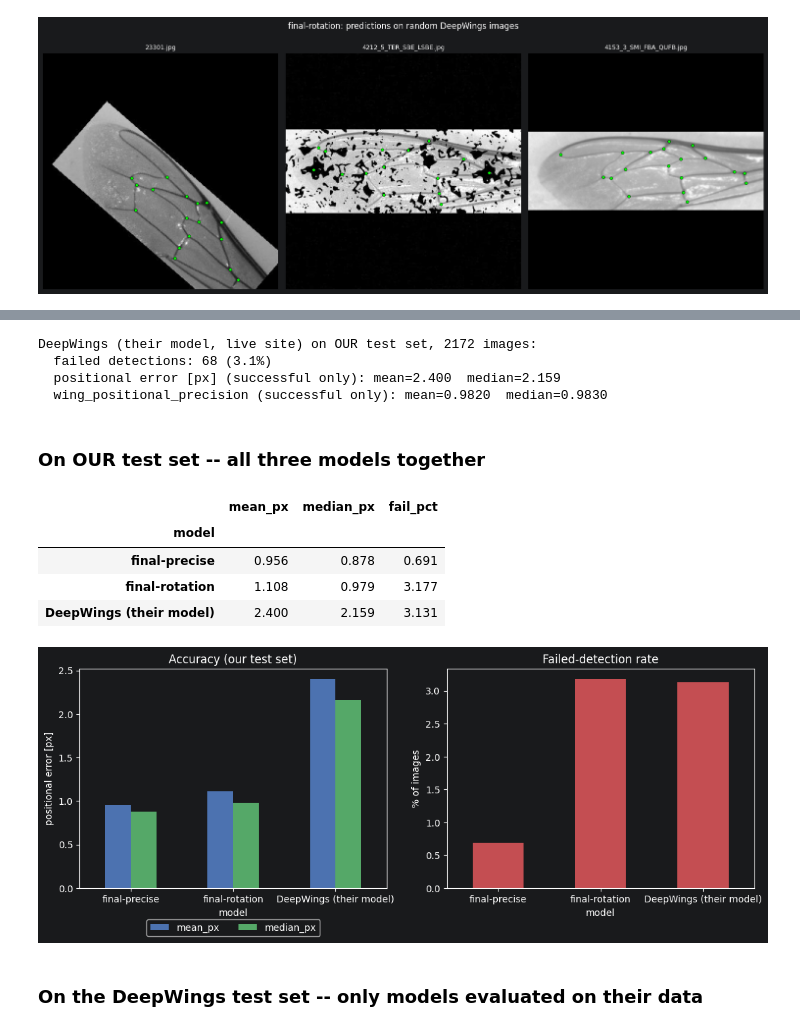
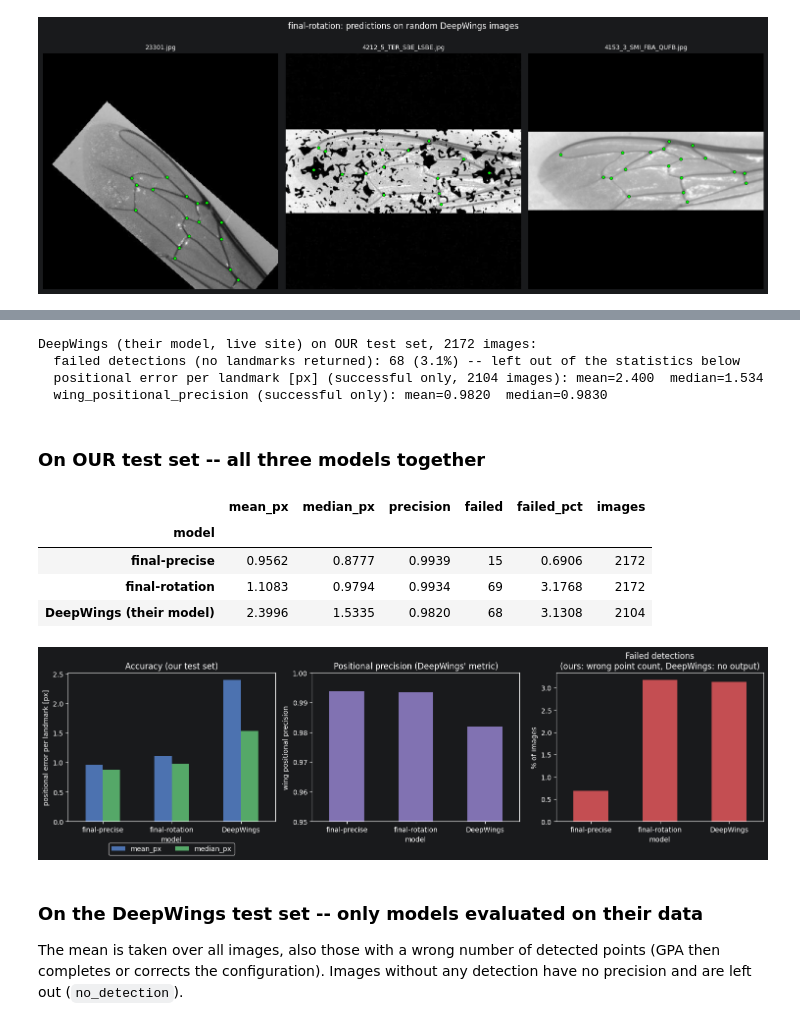
Before and after one commit to mkrajew/bees, a Jupyter notebook: notebooks/29_final_results_showcase.ipynb, the cells around one changed output, grey strips where cells are left out. Cells and saved outputs as stored; diff of their text form; code cells hidden in the pictures.

```diff
--- a/notebooks/29_final_results_showcase.ipynb
+++ b/notebooks/29_final_results_showcase.ipynb
@@ -220,6 +250,8 @@ def kabsch_similarity(source, target):
 
 
 def deepwings_to_our_frame(deepwings_raw, our_reference):
+    """DeepWings' landmark order and coordinate frame -> ours. The similarity transform is fitted to
+    the ground truth of each image (our_reference), which favours DeepWings."""
     ordered = np.asarray(deepwings_raw, dtype=np.float64)[DEEPWINGS_TO_OURS_PERM]
     R, scale, t = kabsch_similarity(ordered, our_reference)
     return (ordered @ R.T) * scale + t
@@ -234,7 +266,7 @@ gt_by_file = {
     for i in test_subset.indices
 }
 
-dw_precisions, dw_px_errors, n_fail = [], [], 0
+dw_lm_errors, dw_precisions, n_fail = [], [], 0  # per successfully processed image: its 19 landmark errors, its precision
 for fname, raw_coords in dw_live_raw.items():
     if np.all(raw_coords == 0):
         n_fail += 1
@@ -243,48 +275,63 @@ for fname, raw_coords in dw_live_raw.items():
     transformed = deepwings_to_our_frame(raw_coords, gt)
     precision, _ = wing_positional_precision(gt, transformed)
     dw_precisions.append(precision)
-    dw_px_errors.append(np.linalg.norm(transformed - gt, axis=1).mean())
+    dw_lm_errors.append(np.linalg.norm(transformed - gt, axis=1))
 
+dw_lm_errors = np.stack(dw_lm_errors)  # (images, 19)
 dw_precisions = np.array(dw_precisions)
-dw_px_errors = np.array(dw_px_errors)
 dw_fail_pct = 100 * n_fail / len(dw_live_raw)
 print(f"DeepWings (their model, live site) on OUR test set, {len(dw_live_raw)} images:")
-print(f"  failed detections: {n_fail} ({dw_fail_pct:.1f}%)")
-print(f"  positional error [px] (successful only): mean={dw_px_errors.mean():.3f}  median={np.median(dw_px_errors):.3f}")
+print(f"  failed detections (no landmarks returned): {n_fail} ({dw_fail_pct:.1f}%) -- left out of the statistics below")
+print(f"  positional error per landmark [px] (successful only, {len(dw_lm_errors)} images): mean={dw_lm_errors.mean():.3f}  median={np.median(dw_lm_errors):.3f}")
 print(f"  wing_positional_precision (successful only): mean={dw_precisions.mean():.4f}  median={np.median(dw_precisions):.4f}")
 # %% [output]
 DeepWings (their model, live site) on OUR test set, 2172 images:
-  failed detections: 68 (3.1%)
-  positional error [px] (successful only): mean=2.400  median=2.159
+  failed detections (no landmarks returned): 68 (3.1%) -- left out of the statistics below
+  positional error per landmark [px] (successful only, 2104 images): mean=2.400  median=1.534
   wing_positional_precision (successful only): mean=0.9820  median=0.9830
 # %% [markdown]
 ### On OUR test set -- all three models together
 # %%
+def comparison_row(name, res):
+    return {
+        "model": name, "mean_px": res["mean_px"], "median_px": res["median_px"], "precision": res["precision"],
+        "failed": res["n_wrong"], "failed_pct": res["wrong_pct"], "images": len(res["landmark_errors"]),
+    }
+
+
 our_testset_comparison = pd.DataFrame([
-    {"model": "final-precise", "mean_px": results_precise["mean_px"], "median_px": results_precise["median_px"], "fail_pct": results_precise["wrong_pct"]},
-    {"model": "final-rotation", "mean_px": results_rotation["mean_px"], "median_px": results_rotation["median_px"], "fail_pct": results_rotation["wrong_pct"]},
-    {"model": "DeepWings (their model)", "mean_px": dw_px_errors.mean(), "median_px": float(np.median(dw_px_errors)), "fail_pct": dw_fail_pct},
+    comparison_row("final-precise", results_precise),
+    comparison_row("final-rotation", results_rotation),
+    {"model": "DeepWings (their model)", "mean_px": dw_lm_errors.mean(), "median_px": float(np.median(dw_lm_errors)),
+     "precision": dw_precisions.mean(), "failed": n_fail, "failed_pct": dw_fail_pct, "images": len(dw_lm_errors)},
 ]).set_index("model")
-display(our_testset_comparison.round(3))
+display(our_testset_comparison.round(4))
 
-fig, axes = plt.subplots(1, 2, figsize=(11, 4.5))
-our_testset_comparison[["mean_px", "median_px"]].plot.bar(ax=axes[0], rot=0, color=["#4C72B0", "#55A868"])
-axes[0].set_ylabel("positional error [px]")
+plot_df = our_testset_comparison.rename(index={"DeepWings (their model)": "DeepWings"})
+fig, axes = plt.subplots(1, 3, figsize=(15, 4.5))
+plot_df[["mean_px", "median_px"]].plot.bar(ax=axes[0], rot=0, color=["#4C72B0", "#55A868"])
+axes[0].set_ylabel("positional error per landmark [px]")
 axes[0].set_title("Accuracy (our test set)")
 axes[0].legend(loc="upper center", bbox_to_anchor=(0.5, -0.12), ncol=2)
-our_testset_comparison[["fail_pct"]].plot.bar(ax=axes[1], rot=0, legend=False, color="#C44E52")
-axes[1].set_ylabel("% of images")
-axes[1].set_title("Failed-detection rate")
+plot_df[["precision"]].plot.bar(ax=axes[1], rot=0, legend=False, color="#8172B2")
+axes[1].set_ylim(0.95, 1.0)
+axes[1].set_ylabel("wing positional precision")
+axes[1].set_title("Positional precision (DeepWings' metric)")
+plot_df[["failed_pct"]].plot.bar(ax=axes[2], rot=0, legend=False, color="#C44E52")
+axes[2].set_ylabel("% of images")
+axes[2].set_title("Failed detections\n(ours: wrong point count, DeepWings: no output)")
 plt.tight_layout()
 plt.show()
 # %% [output]
-|  | mean_px | median_px | fail_pct |
-| model |  |  |  |
-| final-precise | 0.956 | 0.878 | 0.691 |
-| final-rotation | 1.108 | 0.979 | 3.177 |
-| DeepWings (their model) | 2.400 | 2.159 | 3.131 |
+|  | mean_px | median_px | precision | failed | failed_pct | images |
+| model |  |  |  |  |  |  |
+| final-precise | 0.9562 | 0.8777 | 0.9939 | 15 | 0.6906 | 2172 |
+| final-rotation | 1.1083 | 0.9794 | 0.9934 | 69 | 3.1768 | 2172 |
+| DeepWings (their model) | 2.3996 | 1.5335 | 0.9820 | 68 | 3.1308 | 2104 |
-[figure, old version]
+[figure, new version]
 # %% [markdown]
 ### On the DeepWings test set -- only models evaluated on their data
+
+The mean is taken over all images, also those with a wrong number of detected points (GPA then completes or corrects the configuration). Images without any detection have no precision and are left out (`no_detection`).
 # %%
 deepwings_testset_comparison = pd.DataFrame([
```
Also changed, not shown: parts of 9 cells of this notebook, 3 other files.
